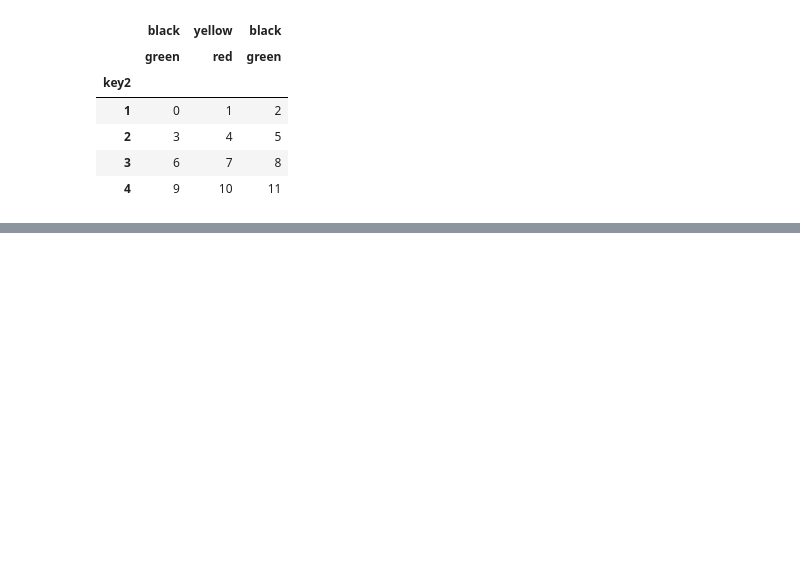
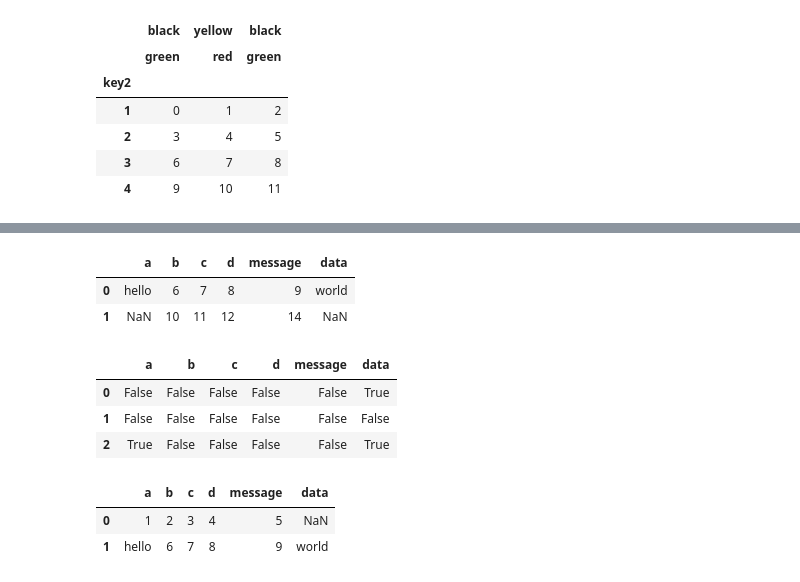
Before and after one commit to lllhhh/DeepLearningNotes, a Jupyter notebook: TXNLP/pandas.ipynb, the cells around one changed output, grey strips where cells are left out. Drawn from its saved outputs; the diff is of its cells as text; code cells hidden in the pictures; blank space fills up the shorter version.

```diff
--- a/TXNLP/pandas.ipynb
+++ b/TXNLP/pandas.ipynb
@@ -561,0 +628,22 @@ frame_data.sum(level='key2')
+# %%
+pd.read_csv('files/data2.csv',skiprows=[1]) #不读取哪一行
+# %% [output]
+|  | a | b | c | d | message | data |
+| 0 | hello | 6 | 7 | 8 | 9 | world |
+| 1 | NaN | 10 | 11 | 12 | 14 | NaN |
+# %%
+data = pd.read_csv('files/data2.csv')
+pd.isnull(data)
+# %% [output]
+|  | a | b | c | d | message | data |
+| 0 | False | False | False | False | False | True |
+| 1 | False | False | False | False | False | False |
+| 2 | True | False | False | False | False | True |
+# %%
+# 指定读取，大文件下使用
+data = pd.read_csv('files/data2.csv', nrows=2)
+data
+# %% [output]
+|  | a | b | c | d | message | data |
+| 0 | 1 | 2 | 3 | 4 | 5 | NaN |
+| 1 | hello | 6 | 7 | 8 | 9 | world |
```
Also changed, not shown: parts of 9 cells of this notebook, 2 other files.
